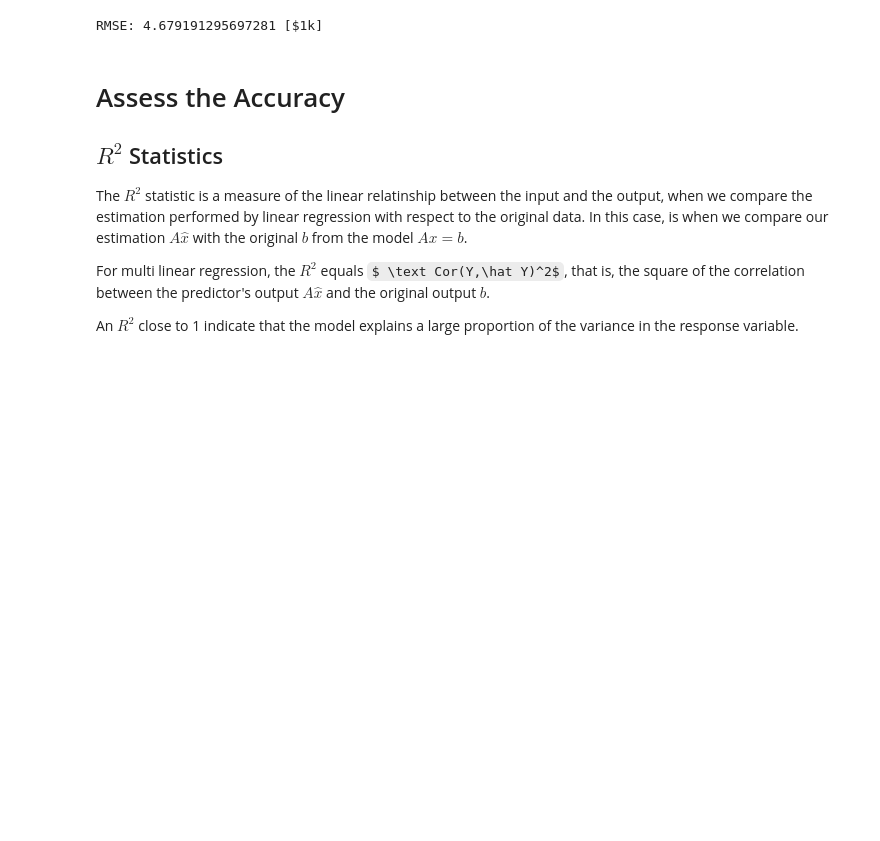
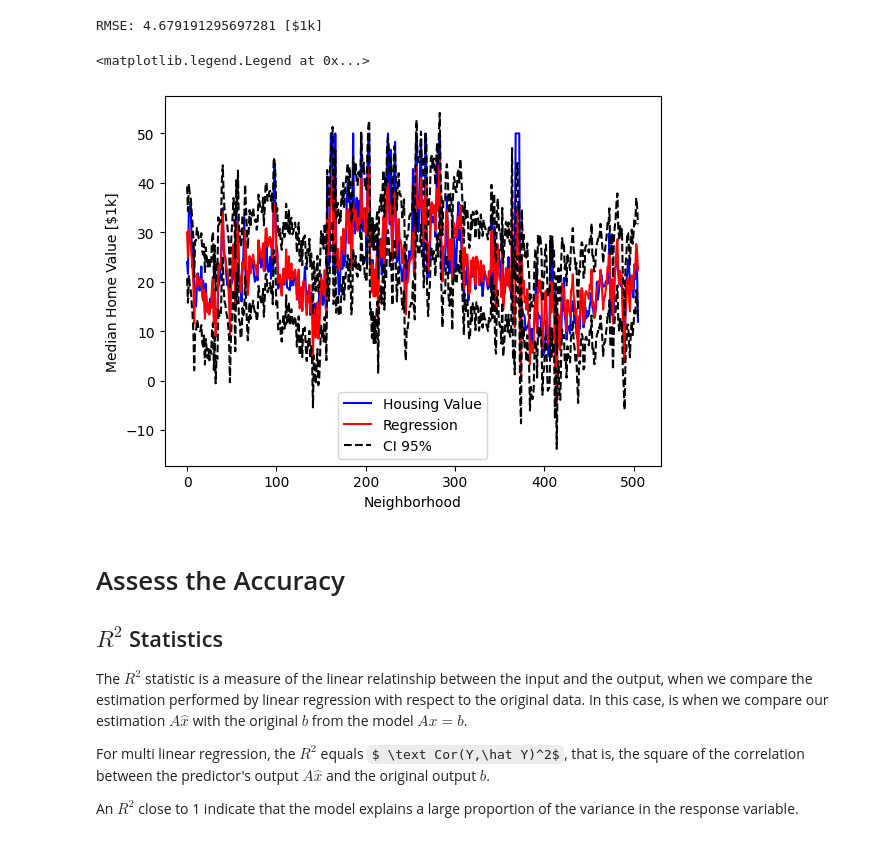
Before and after one commit to floose/PythonEx, a Jupyter notebook: multi-lin-regression/regression_svd.ipynb, the cells around one changed output. Saved outputs shown, nothing was run; the diff lists cells and outputs as text; code cells hidden in the pictures; some formulas as TeX source; blank space fills up the shorter version.

```diff
--- a/multi-lin-regression/regression_svd.ipynb
+++ b/multi-lin-regression/regression_svd.ipynb
@@ -80,8 +100,30 @@ plt.legend()
 
 rmse = np.sqrt(np.mean((b-A@x)**2))
 print("RMSE: " + str(rmse) + " [$1k]")
+
+#Leverage
+# Degrees of freedom
+n, m = A.shape
+dof = n - m
+h_i = np.diag(U @ U.T)  # Leverage for each point
+
+# Standard error and 95% CI
+t_critical = t.ppf(0.975, dof)  # t-value for 95% CI
+SE_pred = rmse * np.sqrt(1 + h_i)
+CI = t_critical * SE_pred
 # %% [output]
 RMSE: 4.679191295697281 [$1k]
+# %%
+plt.plot(b, color='blue', label='Housing Value') # True relationship
+plt.plot(A@x, '-', color='r', label='Regression')
+plt.plot(A@x-CI, '--', color='black', label='CI 95%')
+plt.plot(A@x+CI, '--', color='black')
+plt.xlabel('Neighborhood')
+plt.ylabel('Median Home Value [$1k]')
+plt.legend()
+# %% [output]
+<matplotlib.legend.Legend at 0x...>
+[figure, added]
 # %% [markdown]
 # Assess the Accuracy
 
```
Also changed, not shown: parts of 5 cells of this notebook.
